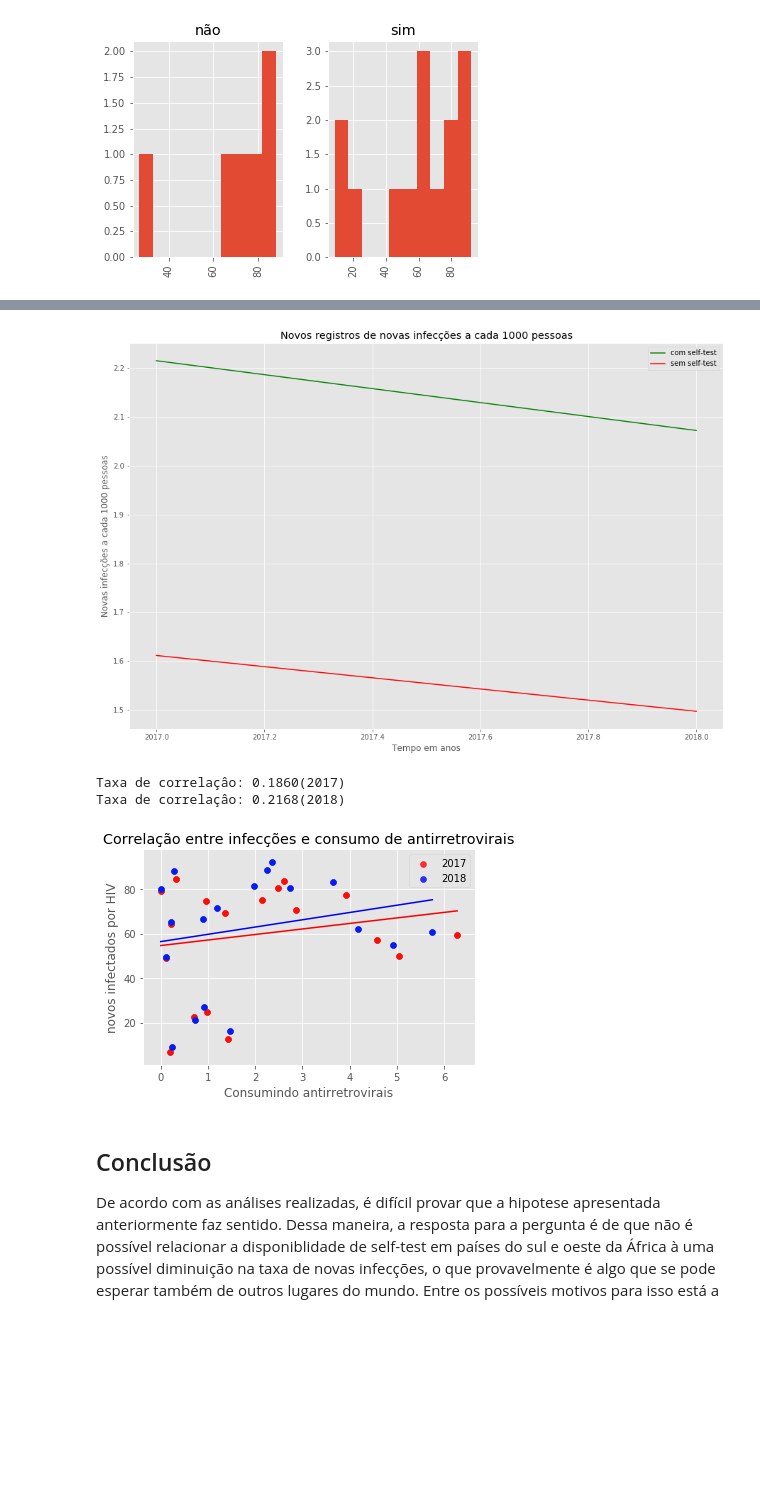
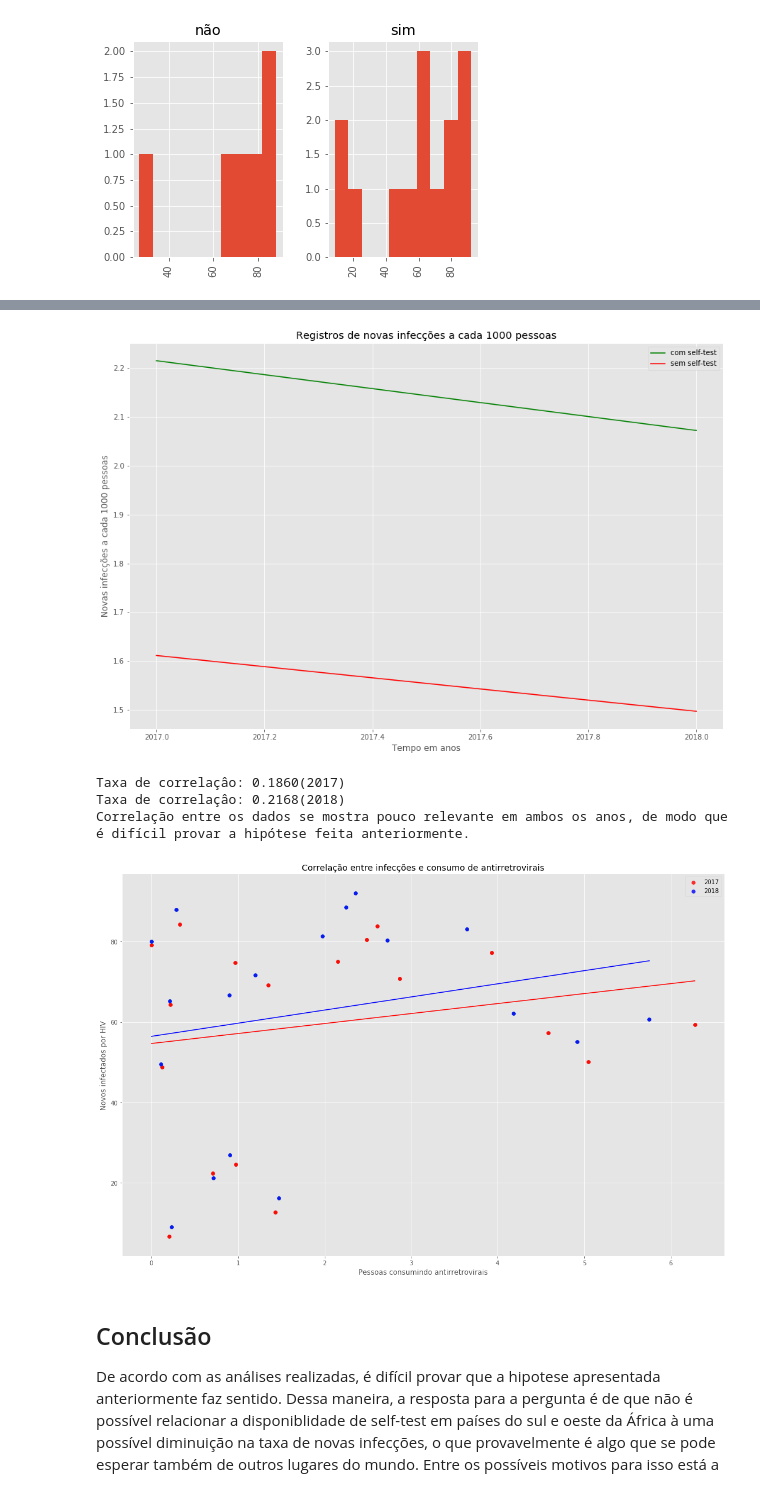
Before and after one commit to danielminson/CD, a Jupyter notebook: Projeto 1/projeto1_final_self_test_HIV.ipynb, the cells around one changed output, grey strips where cells are left out. Drawn from its saved outputs; the diff is of its cells as text; code cells hidden in the pictures; blank space fills up the shorter version.

Commit message:
ultimos ajustes para a entrega

```diff
--- a/Projeto 1/projeto1_final_self_test_HIV.ipynb
+++ b/Projeto 1/projeto1_final_self_test_HIV.ipynb
@@ -173,14 +192,14 @@ plt.show()
 juncaodosdados["Recebendo ART em 2018 relativo (novosinfectados)"]=juncaodosdados["Recebendo ART em 2018"]/juncaodosdados["Novos infectados em 2018"]*100
 juncaodosdados["Recebendo ART em 2017 relativo (novosinfectados)"]=juncaodosdados["Recebendo ART em 2017"]/juncaodosdados["Novos infectados em 2017"]*100
 
-juncaodosdados["Recebendo ART em 2018 relativo (pessoas com AIDS)"]=juncaodosdados["Recebendo ART em 2018"]/juncaodosdados["Pessoas com HIV em 2018"]*100
-juncaodosdados["Recebendo ART em 2017 relativo (pessoas com AIDS)"]=juncaodosdados["Recebendo ART em 2017"]/juncaodosdados["Pessoas com HIV em 2017"]*100
+juncaodosdados["Recebendo ART em 2018 relativo (pessoas com HIV)"]=juncaodosdados["Recebendo ART em 2018"]/juncaodosdados["Pessoas com HIV em 2018"]*100
+juncaodosdados["Recebendo ART em 2017 relativo (pessoas com HIV)"]=juncaodosdados["Recebendo ART em 2017"]/juncaodosdados["Pessoas com HIV em 2017"]*100
 
 juncaodosdados["Recebendo ART em 2018 relativo (pop_total)"]=juncaodosdados["Recebendo ART em 2018"]/totalpopulation_idx[2018]*100
 juncaodosdados["Recebendo ART em 2017 relativo (pop_total)"]=juncaodosdados["Recebendo ART em 2017"]/totalpopulation_idx[2017]*100
 
-juncaodosdados.boxplot(column="Recebendo ART em 2018 relativo (pessoas com AIDS)", by="selftestavailable");
+juncaodosdados.boxplot(column="Recebendo ART em 2018 relativo (pessoas com HIV)", by="selftestavailable");
 plt.suptitle("");
 
-print("O ")
+print("O gráfico abaixo demonstra que uma porção maior das pessoas que vivem (com HIV) em países do sul e oeste da África onde o self-test não está disponível tendem a receber ART em maior proporção. É claro que a mediana e a média da parte esquerda se mostram bem mais elevadas do que a da parte esquerda.")
 # %% [output]
@@ -231,12 +252,12 @@ plt.plot(serie_com_self_test_2.mean().index, serie_com_self_test_2.mean(),"green
 plt.plot(serie_sem_self_test_2.mean().index, serie_sem_self_test_2.mean(),"red", label="sem self-test")
 
 plt.legend()
-plt.title("Novos registros de novas infecções a cada 1000 pessoas")
+plt.title("Registros de novas infecções a cada 1000 pessoas")
 plt.xlabel("Tempo em anos")
 plt.ylabel("Novas infecções a cada 1000 pessoas")
 plt.show()
 # %% [output]
-[figure, old version]
+[figure, new version]
 # %%
 def reta(dados_x, dados_y, c, lab):
     a = dados_y.cov(dados_x) / dados_x.var()
@@ -244,23 +265,26 @@ def reta(dados_x, dados_y, c, lab):
     print("Taxa de correlaçâo:", '%06.4f' % (dados_x.corr(dados_y))+"({0})". format(lab))
     plt.scatter(dados_x, dados_y, c=c, alpha=0.8, label=lab)
     plt.title('Correlação entre infecções e consumo de antirretrovirais')
-    plt.xlabel('Consumindo antirretrovirais')
-    plt.ylabel('novos infectados por HIV')
+    plt.xlabel('Pessoas consumindo antirretrovirais')
+    plt.ylabel('Novos infectados por HIV')
 
     plt.plot((dados_x.min(), dados_x.max()), (a*dados_x.min()+b, a*dados_x.max()+b), color=c)
 
     plt.tight_layout()
 # %%
-plt.scatter(juncaodosdados["Percentual de novos infectados em 2017"], juncaodosdados["Recebendo ART em 2017 relativo (pessoas com AIDS)"])
-reta(juncaodosdados["Percentual de novos infectados em 2017"], juncaodosdados["Recebendo ART em 2017 relativo (pessoas com AIDS)"], "r", "2017")
-plt.scatter(juncaodosdados["Percentual de novos infectados em 2018"], juncaodosdados["Recebendo ART em 2018 relativo (pessoas com AIDS)"])
-reta(juncaodosdados["Percentual de novos infectados em 2018"], juncaodosdados["Recebendo ART em 2018 relativo (pessoas com AIDS)"], "b", "2018")
+plt.figure(figsize=(15,10))
+plt.scatter(juncaodosdados["Percentual de novos infectados em 2017"], juncaodosdados["Recebendo ART em 2017 relativo (pessoas com HIV)"])
+reta(juncaodosdados["Percentual de novos infectados em 2017"], juncaodosdados["Recebendo ART em 2017 relativo (pessoas com HIV)"], "r", "2017")
+plt.scatter(juncaodosdados["Percentual de novos infectados em 2018"], juncaodosdados["Recebendo ART em 2018 relativo (pessoas com HIV)"])
+reta(juncaodosdados["Percentual de novos infectados em 2018"], juncaodosdados["Recebendo ART em 2018 relativo (pessoas com HIV)"], "b", "2018")
+print("Correlação entre os dados se mostra pouco relevante em ambos os anos, de modo que é difícil provar a hipótese feita anteriormente.")
 plt.legend()
 plt.show()
 # %% [output]
 Taxa de correlaçâo: 0.1860(2017)
 Taxa de correlaçâo: 0.2168(2018)
+Correlação entre os dados se mostra pouco relevante em ambos os anos, de modo que é difícil provar a hipótese feita anteriormente.
-[figure, old version]
+[figure, new version]
 # %% [markdown]
 ## Conclusão
 De acordo com as análises realizadas, é difícil provar que a hipotese apresentada anteriormente faz sentido. Dessa maneira, a resposta para a pergunta é de que não é possível relacionar a disponiblidade de self-test em países do sul e oeste da África à uma possível diminuição na taxa de novas infecções, o que provavelmente é algo que se pode esperar também de outros lugares do mundo. Entre os possíveis motivos para isso está a amostra relativamamente pequena de tempo onde ocorreu a análise, visto que a quantidade de dados era reduzida. Além disso, os dados utilizados para fazer a correlação entre novas infecções por HIV e consumo de antirretrovirais eram aproximados pela própria UNAIDS.
```
Also changed, not shown: parts of 12 cells of this notebook.
